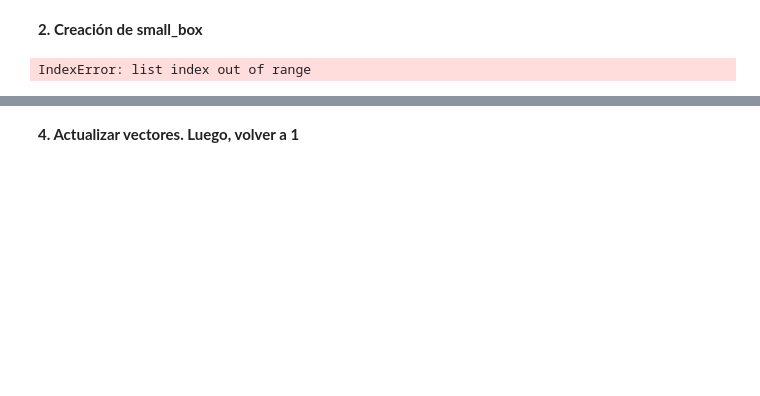
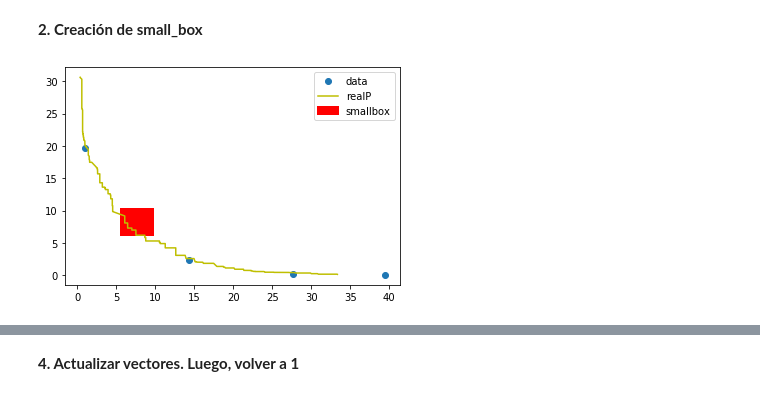
Before and after one commit to INFPUCV/ibex-lib, a Jupyter notebook: jupyter_notebooks/search_efficient.ipynb, the cells around one changed output, grey strips where cells are left out. Cells and saved outputs as stored; diff of their text form; code cells hidden in the pictures; blank space fills up the shorter version.

```diff
--- a/jupyter_notebooks/search_efficient.ipynb
+++ b/jupyter_notebooks/search_efficient.ipynb
@@ -99,32 +99,32 @@ plt.show()
 # %% [markdown]
 **2. Creación de small_box**
 # %%
-h = 0.01*(y2[1]-y2[0]) #altura de caja
-w = 0.01*(y1[1]-y1[0]) #ancho de caja
+h = 0.10*(y2[1]-y2[0]) #altura de caja
+w = 0.10*(y1[1]-y1[0]) #ancho de caja
 
 small_box = [xmid-w/2, xmid+w/2, f2(xmid)-h/2, f2(xmid)+h/2]
 
 ###small box on x (esto es nuevo!)###
-#Hace falta actualizar xpoints en cada iteración!
+#Hace falta actualizar xpoints en cada iteración! --> sólo funcion a la primera llamada
 #box_x = []
 #for i in range(len(xpoints[0])):
 #    box_x.append(np.minimum(xpoints[best_i][i],xpoints[best_i+1][i]))
 #    box_x.append(np.maximum(xpoints[best_i][i],xpoints[best_i+1][i]))
 #####
 
 #plot
 import matplotlib.patches as patches
 
 # Create figure and axes
 fig,ax = plt.subplots(1)
 
 # Create a Rectangle patch
 rect = patches.Rectangle((xmid-w/2,f2(xmid)-h/2),w,h,linewidth=2,edgecolor='r',facecolor='r')
 
 # Add the patch to the Axes
 ax.add_patch(rect)
 plt.plot(x, y, 'o', xsol, ysol, 'y-')
 plt.legend(['data', 'realP', 'smallbox'], loc='best'); plt.show()
 # %% [output]
-IndexError: list index out of range
+[figure, added]
 # %% [markdown]
```
Also changed, not shown: parts of 3 cells of this notebook.
